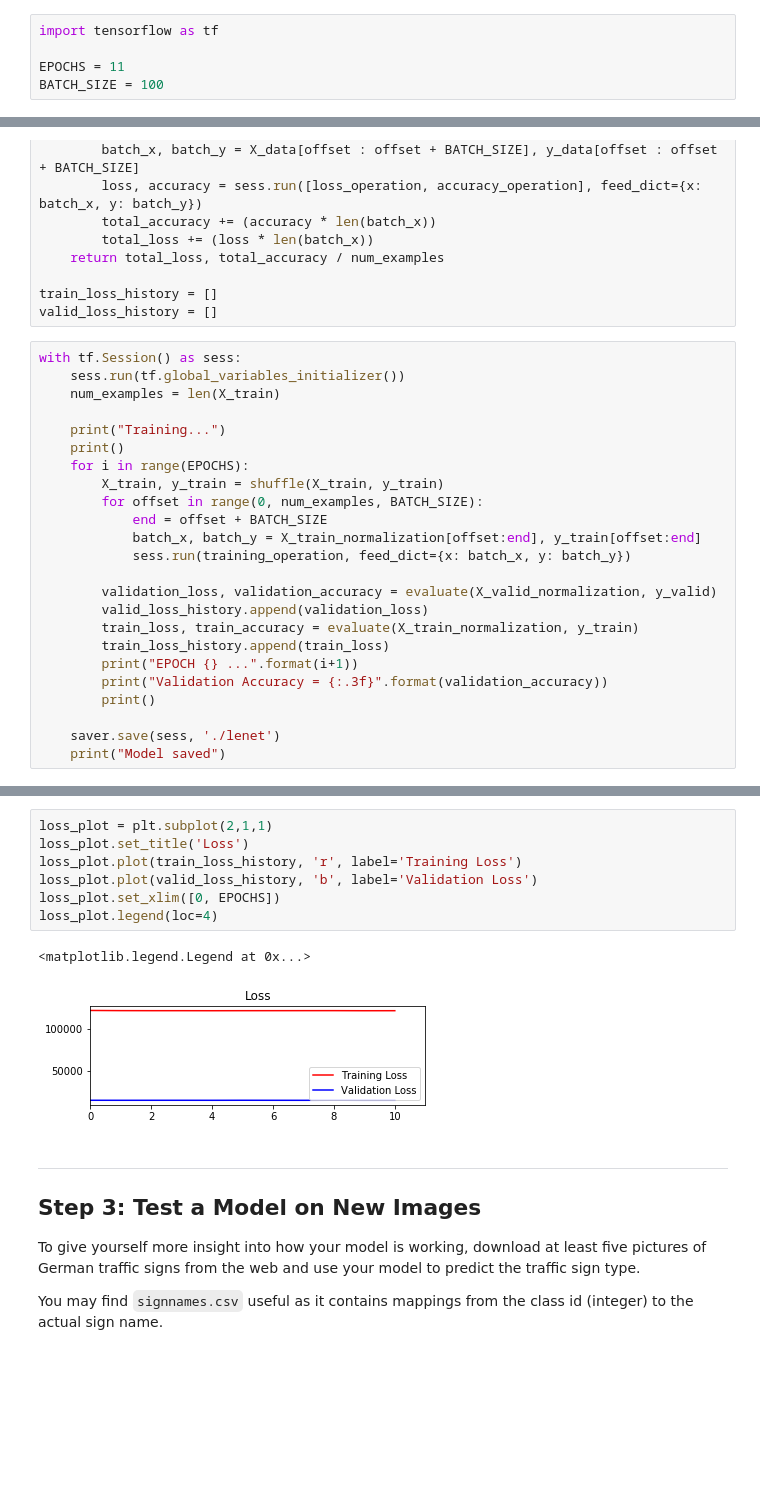
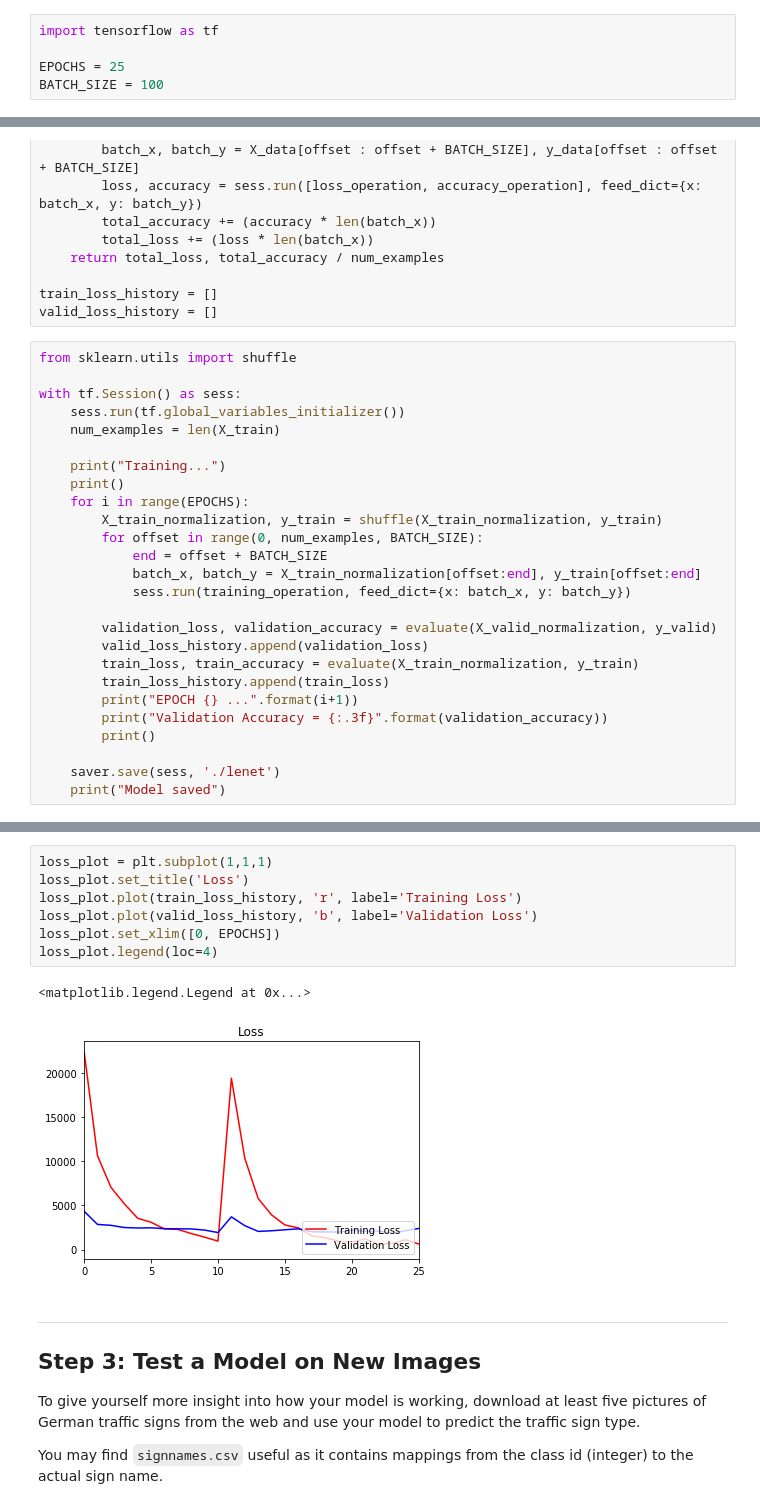
Before and after one commit to carter3689/Self-driving-car-project2, a Jupyter notebook: Traffic_Sign_Classifier.ipynb, the cells around one changed output, grey strips where cells are left out. Saved outputs shown, nothing was run; the diff lists cells and outputs as text; blank space fills up the shorter version.

Commit message:
Better Training Loss and Validation percentage

```diff
--- a/Traffic_Sign_Classifier.ipynb
+++ b/Traffic_Sign_Classifier.ipynb
@@ -222,7 +219,7 @@ print(np.sum(X_train_normalization[0] - X_train_normalization[20]))
 # %%
 import tensorflow as tf
 
-EPOCHS = 11
+EPOCHS = 25
 BATCH_SIZE = 100
 # %%
 ### Define your architecture here.
@@ -329,6 +325,8 @@ def evaluate(X_data, y_data):
 train_loss_history = []
 valid_loss_history = []
 # %%
+from sklearn.utils import shuffle
+
 with tf.Session() as sess:
     sess.run(tf.global_variables_initializer())
     num_examples = len(X_train)
@@ -336,7 +334,7 @@ with tf.Session() as sess:
     print("Training...")
     print()
     for i in range(EPOCHS):
-        X_train, y_train = shuffle(X_train, y_train)
+        X_train_normalization, y_train = shuffle(X_train_normalization, y_train)
         for offset in range(0, num_examples, BATCH_SIZE):
             end = offset + BATCH_SIZE
             batch_x, batch_y = X_train_normalization[offset:end], y_train[offset:end]
@@ -371,15 +369,15 @@ Validation Accuracy = 0.044
 
 Model saved
 # %%
-loss_plot = plt.subplot(2,1,1)
+loss_plot = plt.subplot(1,1,1)
 loss_plot.set_title('Loss')
 loss_plot.plot(train_loss_history, 'r', label='Training Loss')
 loss_plot.plot(valid_loss_history, 'b', label='Validation Loss')
 loss_plot.set_xlim([0, EPOCHS])
 loss_plot.legend(loc=4)
 # %% [output]
 <matplotlib.legend.Legend at 0x...>
-[figure, old version]
+[figure, new version]
 # %% [markdown]
 ---
 
```
Also changed, not shown: parts of 4 cells of this notebook, 3 other files.
